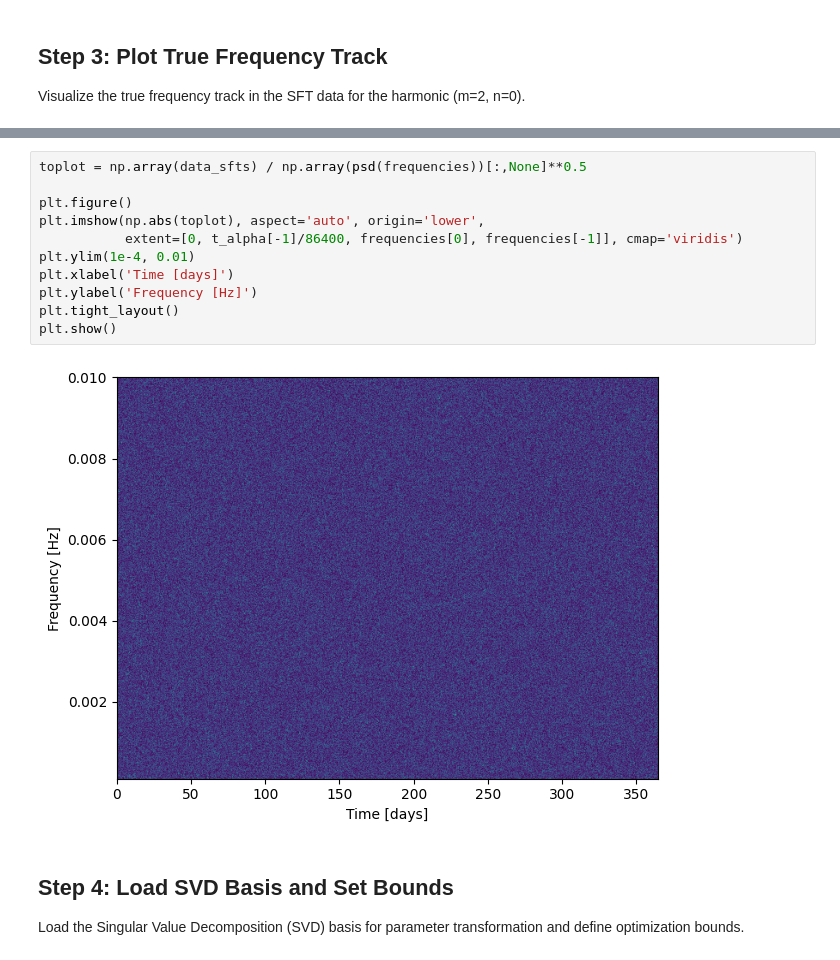
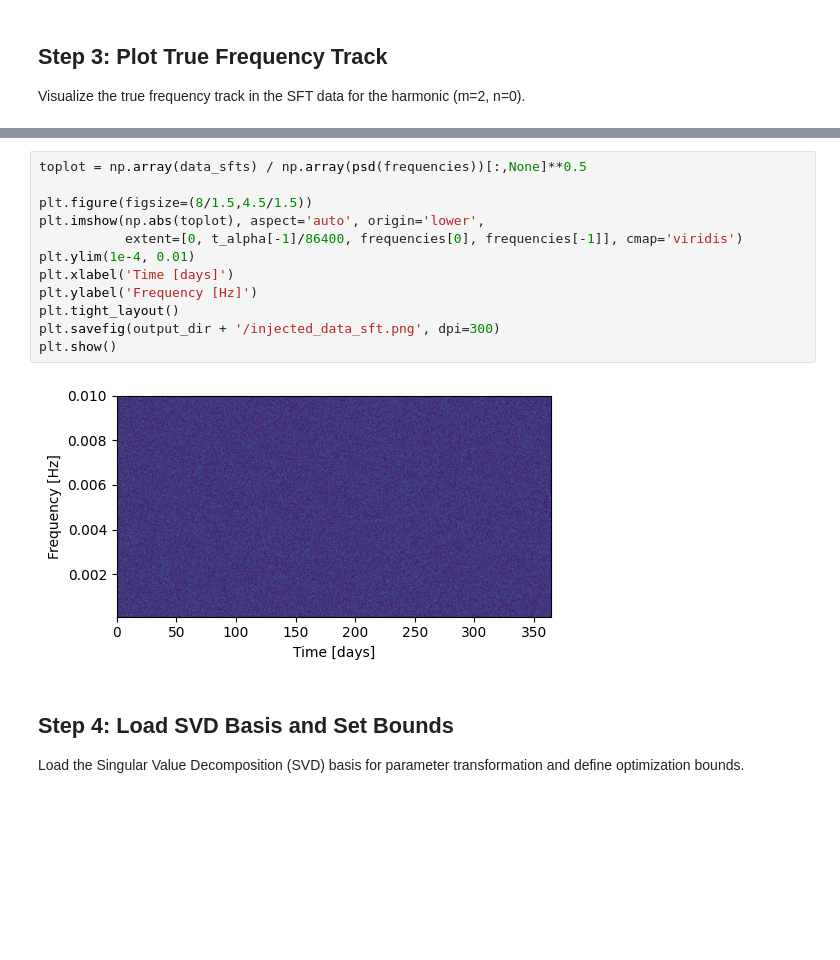
Before and after one commit to lorenzsp/EMRI-Search, a Jupyter notebook: QuickStartEMRIsearch.ipynb, the cells around one changed output, grey strips where cells are left out. Drawn from its saved outputs; the diff is of its cells as text; blank space fills up the shorter version.

```diff
--- a/QuickStartEMRIsearch.ipynb
+++ b/QuickStartEMRIsearch.ipynb
@@ -131,16 +132,17 @@ Log-likelihood ratio: -1299.6219838802888
 # %%
 toplot = np.array(data_sfts) / np.array(psd(frequencies))[:,None]**0.5
 
-plt.figure()
+plt.figure(figsize=(8/1.5,4.5/1.5))
 plt.imshow(np.abs(toplot), aspect='auto', origin='lower',
            extent=[0, t_alpha[-1]/86400, frequencies[0], frequencies[-1]], cmap='viridis')
 plt.ylim(1e-4, 0.01)
 plt.xlabel('Time [days]')
 plt.ylabel('Frequency [Hz]')
 plt.tight_layout()
+plt.savefig(output_dir + '/injected_data_sft.png', dpi=300)
 plt.show()
 # %% [output]
-[figure, old version]
+[figure, new version]
 # %% [markdown]
 ## Step 4: Load SVD Basis and Set Bounds
 
```
Also changed, not shown: parts of 11 cells of this notebook, 9 other files.
